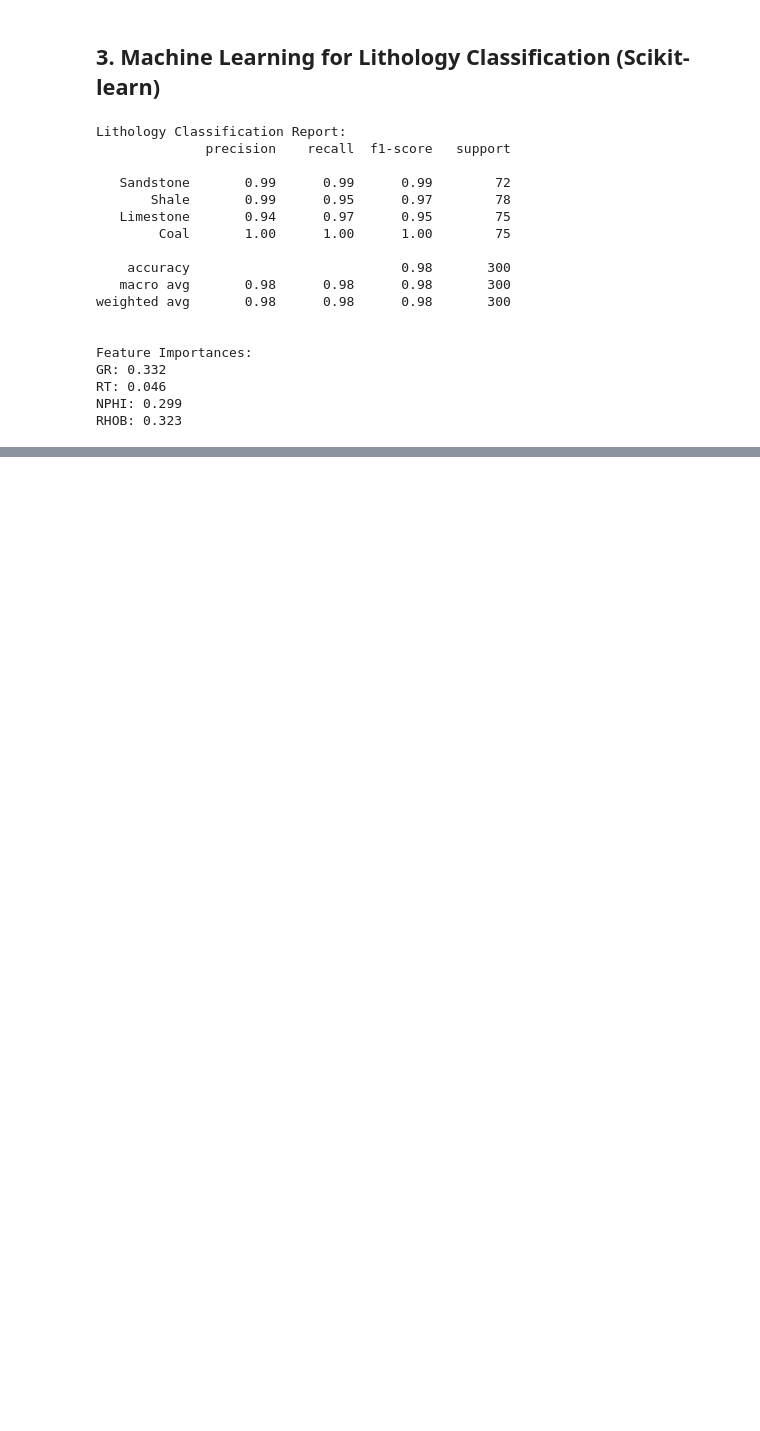
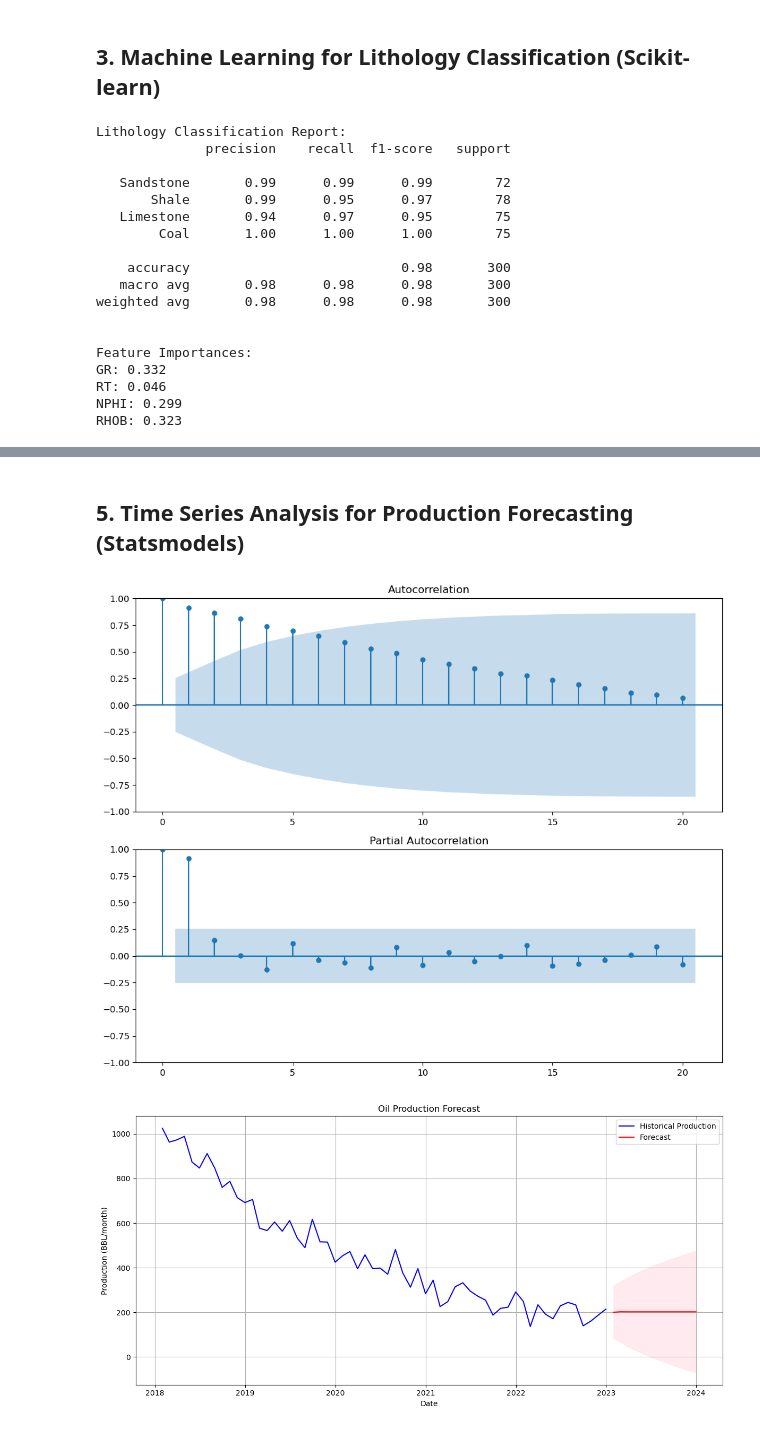
Before and after one commit to Kehold/Kehold.github.io, a Jupyter notebook: upstreamAI/Petronas/Day02/CommonAlgorithms.ipynb, the cells around one changed output, grey strips where cells are left out. Saved outputs shown, nothing was run; the diff lists cells and outputs as text; code cells hidden in the pictures; blank space fills up the shorter version.

```diff
--- a/upstreamAI/Petronas/Day02/CommonAlgorithms.ipynb
+++ b/upstreamAI/Petronas/Day02/CommonAlgorithms.ipynb
@@ -520,0 +351,76 @@ Production Forecast Summary:
+# %% [markdown]
+## 5. Time Series Analysis for Production Forecasting (Statsmodels)
+# %%
+import numpy as np
+import pandas as pd
+import matplotlib.pyplot as plt
+from statsmodels.tsa.arima.model import ARIMA
+from statsmodels.graphics.tsaplots import plot_acf, plot_pacf
+
+def production_forecasting():
+    # Create synthetic production data
+    np.random.seed(42)
+    months = 60
+    index = pd.date_range(start='2018-01-01', periods=months, freq='M')  # Changed back to 'M'
+
+    # Create declining production with noise
+    decline_rate = 0.03  # 3% monthly decline
+    base_production = 1000  # BBL/month
+    noise = np.random.normal(0, 50, months)
+
+    production = base_production * (1 - decline_rate) ** np.arange(months) + noise
+    production = np.maximum(production, 50)  # Don't go below 50 BBL/month
+
+    # Create DataFrame
+    df = pd.DataFrame({'Production': production}, index=index)
+
+    # Plot ACF and PACF to determine ARIMA parameters
+    fig, (ax1, ax2) = plt.subplots(2, 1, figsize=(10, 8))
+    plot_acf(df['Production'], ax=ax1, lags=20)
+    plot_pacf(df['Production'], ax=ax2, lags=20)
+    plt.tight_layout()
+    plt.show()
+
+    # Fit ARIMA model
+    model = ARIMA(df['Production'], order=(1, 1, 1))
+    results = model.fit()
+
+    # Forecast next 12 months
+    forecast_months = 12
+    forecast = results.get_forecast(steps=forecast_months)
+    forecast_index = pd.date_range(start=df.index[-1] + pd.DateOffset(months=1),
+                                 periods=forecast_months, freq='M')  # Changed back to 'M'
+
+    # Create forecast DataFrame
+    forecast_df = pd.DataFrame({
+        'Forecast': forecast.predicted_mean,
+        'Lower_CI': forecast.conf_int()['lower Production'],
+        'Upper_CI': forecast.conf_int()['upper Production']
+    }, index=forecast_index)
+
+    # Plot results
+    plt.figure(figsize=(12, 6))
+    plt.plot(df.index, df['Production'], label='Historical Production', color='blue')
+    plt.plot(forecast_df.index, forecast_df['Forecast'], label='Forecast', color='red')
+    plt.fill_between(forecast_df.index,
+                    forecast_df['Lower_CI'],
+                    forecast_df['Upper_CI'],
+                    color='pink', alpha=0.3)
+    plt.title('Oil Production Forecast')
+    plt.xlabel('Date')
+    plt.ylabel('Production (BBL/month)')
+    plt.legend()
+    plt.grid(True)
+    plt.tight_layout()
+    plt.show()
+
+    # Print forecast summary
+    print("\nProduction Forecast Summary:")
+    print(forecast_df)
+
+    return df, forecast_df
+
+historical, forecast = production_forecasting()
+# %% [output]
+[figure, added]
+[figure, added]
```
Also changed, not shown: parts of 12 cells of this notebook, 2 other files.
